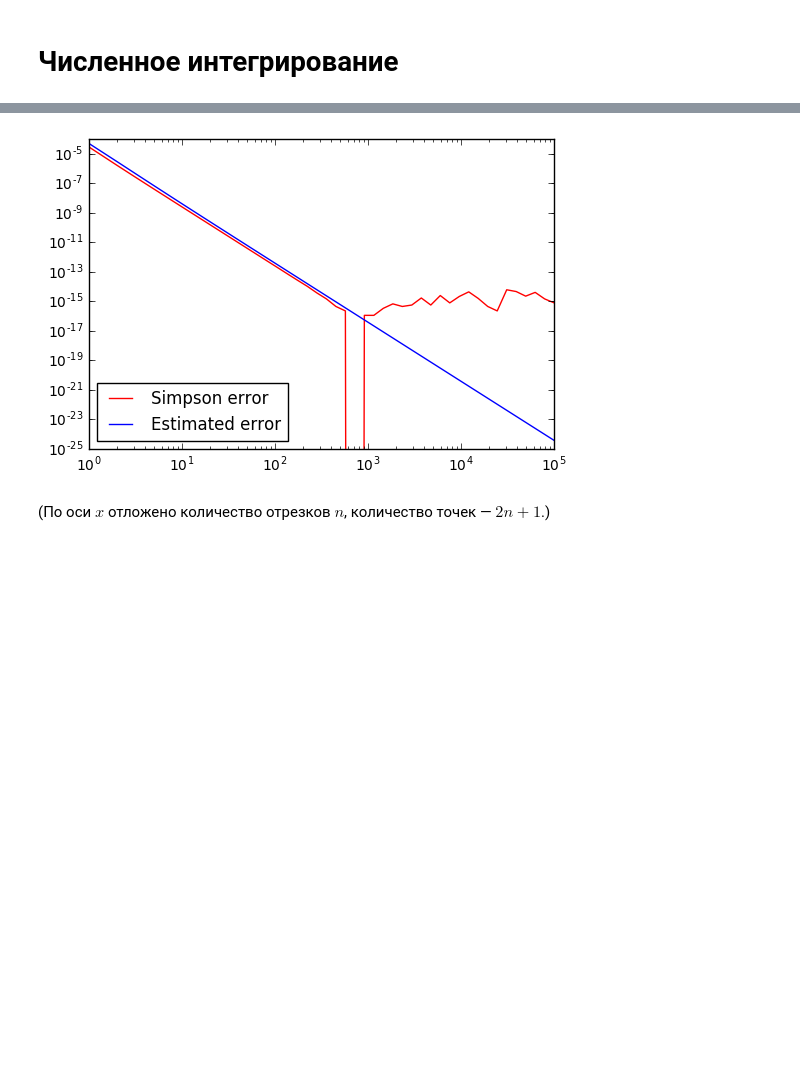
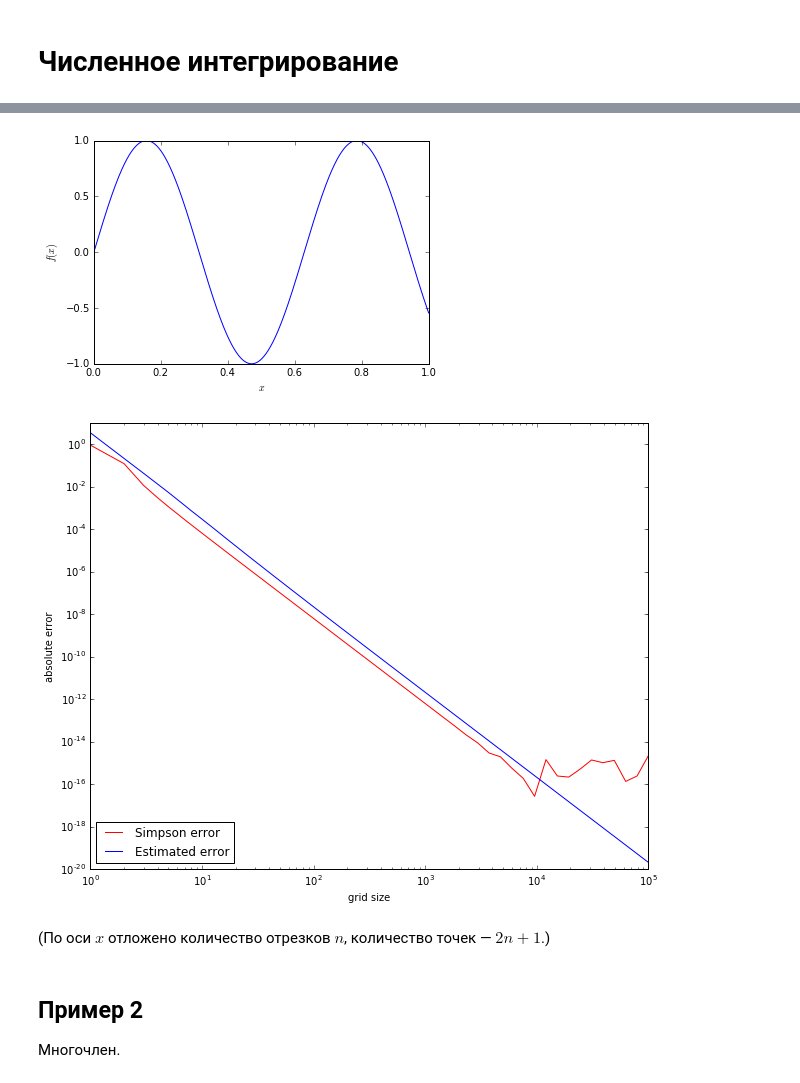
Before and after one commit to iskhakovt/numeric, a Jupyter notebook: coursework/integral.ipynb, the cells around one changed output, grey strips where cells are left out. Cells and saved outputs as stored; diff of their text form; code cells hidden in the pictures; blank space fills up the shorter version.

```diff
--- a/coursework/integral.ipynb
+++ b/coursework/integral.ipynb
@@ -42,7 +43,14 @@ def estimate_error(derivative_4, derivative_5_roots, a, b, n):
 
     return error
 # %%
-def run(func, a, b, derivative_4=None, derivative_5_roots=None, value=None):
+def run(func, a, b, derivative_4=None, derivative_5_roots=None, value=None, f_graph=True):
+    if f_graph:
+        x = np.linspace(a, b, 1000)
+        plt.plot(x, np.vectorize(func)(x))
+        plt.xlabel(r'$x$')
+        plt.ylabel(r'$f(x)$')
+        plt.show()
+
     def calc(n):
         return (
             numeric.integral_simpson(func, a, b, n),
@@ -50,7 +58,7 @@ def run(func, a, b, derivative_4=None, derivative_5_roots=None, value=None):
         )
 
     if value is None:
-        value, eps = scipy.integrate.quad(func, a, b)
+        value, eps = scipy.integrate.quad(func, a, b, limit=10**7, epsabs=1e-18)
 
     x = np.unique(np.round(np.logspace(np.log10(1), 5)))
     arr = np.array([calc(int(2 * i + 1)) for i in x])
@@ -58,9 +66,12 @@ def run(func, a, b, derivative_4=None, derivative_5_roots=None, value=None):
     values = np.full(len(x), value)
     absolute_error = np.abs(arr[:,0] - values)
 
+    plt.figure(figsize=(10, 8))
     plt.plot(x, absolute_error, color='r', label='Simpson error')
     if derivative_4 is not None:
         plt.plot(x, arr[:,1], color='b', label='Estimated error')
     plt.gca().set_xscale('log')
     plt.gca().set_yscale('log')
+    plt.xlabel(r'grid size')
+    plt.ylabel(r'absolute error')
     plt.legend(loc=3)
@@ -74,9 +86,14 @@ $$f^{(5)}(x) = 0 \text{ при } x = e^{2.5}$$
 # %%
-func = lambda x: np.power(x, 1.5) * np.log(1 / x)
-derivative_4 = lambda x : 0.5625 * np.log(1 / x) / np.power(x, 1.5)
+func = lambda x: np.sin(x * 10)
+derivative_4 = lambda x : 10000 * np.sin(10 * x)
 
-run(func, 1, 2,  derivative_4, [np.power(np.e, 2 / 5)])
+run(func, 0, 1,  derivative_4, [np.pi / 20, np.pi * 3 / 20, np.pi / 4])
 # %% [output]
-[figure, old version]
+[figure, new version]
+[figure, added]
 # %% [markdown]
 (По оси $x$ отложено количество отрезков $n$, количество точек &mdash; $2n + 1$.)
+# %% [markdown]
+## Пример 2
+
+Многочлен.
```
Also changed, not shown: parts of 20 cells of this notebook.
